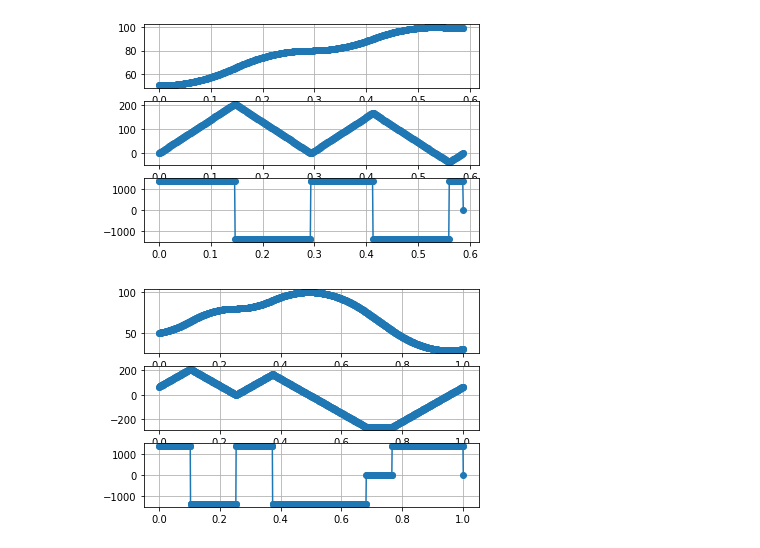
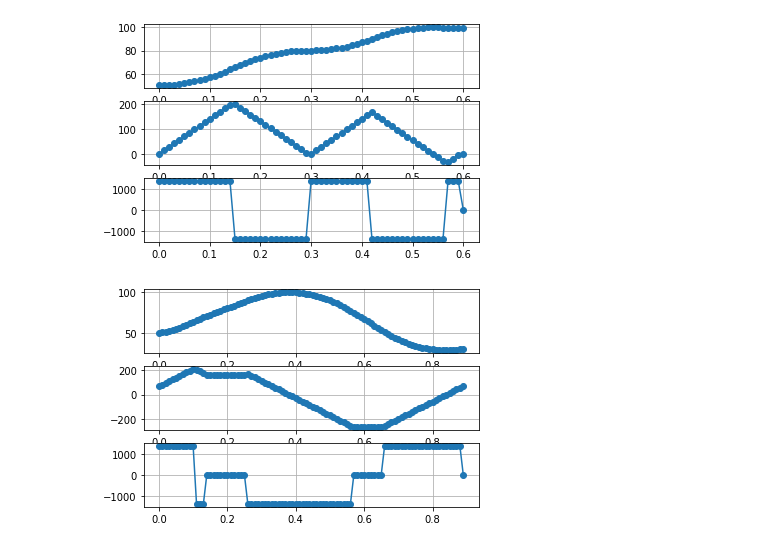
Before and after one commit to szmlb/tvpp, a Jupyter notebook: tvpp_notebook.ipynb, the cells around one changed output. Drawn from its saved outputs; the diff is of its cells as text; code cells hidden in the pictures.

```diff
--- a/tvpp_notebook.ipynb
+++ b/tvpp_notebook.ipynb
@@ -4,7 +4,7 @@ import numpy as np
 import matplotlib.pyplot as plt
 # %%
 dof = 6
-ts = 0.001
+ts = 0.01
 vmax = np.zeros(dof) # rad/s
 DEG2RAD = np.pi / 180.0
 vmax[0] = 262.5 * DEG2RAD
@@ -214,35 +214,35 @@ plt.plot(tdata, adata, '-o')
 plt.grid()
 plt.show()
 # %% [output]
-[figure, old version]
+[figure, new version]
 # %%
 # example 3.2: single-axis multi-motion TVPP with non-zero v0 and vn
 q0 = 50.0 * DEG2RAD
 q1 = 80.0 * DEG2RAD
 q2 = 100.0 * DEG2RAD
 qn = 30.0 * DEG2RAD
 v0 = vmax[0] / 4.0
 vn = vmax[0] / 4.0
 
 waypoints = [q0, q1, q2, qn]
-tdata, qdata, vdata, adata = _tvpp.getSingleAxisMultiMotionProfile(0, waypoints, False, v0, vn)
+tdata, qdata, vdata, adata = _tvpp.getSingleAxisMultiMotionProfile(0, waypoints, True, v0, vn)
 qdata = np.array(qdata) / DEG2RAD
 vdata = np.array(vdata) / DEG2RAD
 adata = np.array(adata) / DEG2RAD
 
 plt.figure()
 plt.subplot(3, 1, 1)
 plt.plot(tdata, qdata, '-o')
 plt.grid()
 plt.subplot(3, 1, 2)
 plt.plot(tdata, vdata, '-o')
 plt.grid()
 plt.subplot(3, 1, 3)
 plt.plot(tdata, adata, '-o')
 plt.grid()
 plt.show()
 # %% [output]
-[figure, old version]
+[figure, new version]
 # %%
 # example 4.1: multi-axis multi-motion TVPP
 q0 = [0, 0, 0, 0, 0, 0]
```
Also changed, not shown: parts of 6 cells of this notebook, 1 other file.
